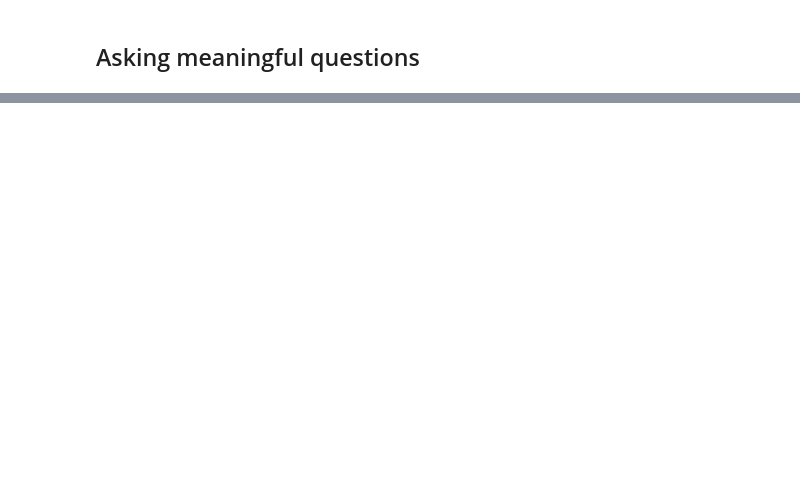
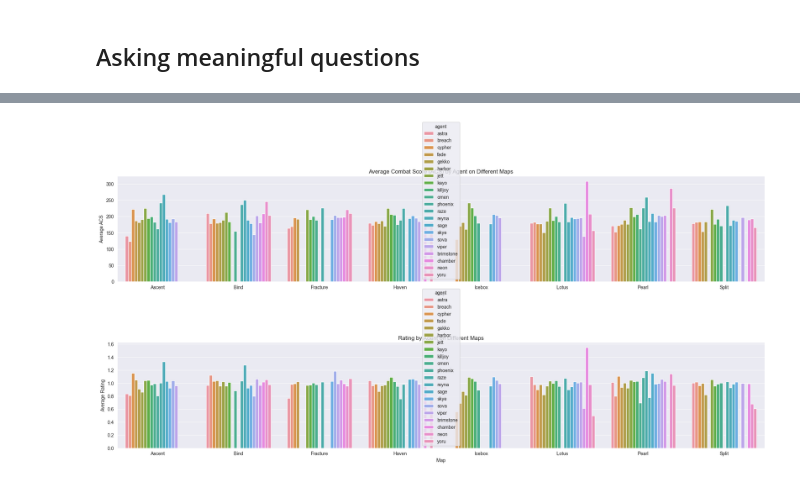
Before and after one commit to Hanaki2511/VCT-2023-Analysis, a Jupyter notebook: src/new.ipynb, the cells around one changed output, grey strips where cells are left out. Drawn from its saved outputs; the diff is of its cells as text; code cells hidden in the pictures; blank space fills up the shorter version.

Commit message:
updated question
need to update indexes

```diff
--- a/src/new.ipynb
+++ b/src/new.ipynb
@@ -419,7 +396,0 @@ Interpretation: Analyze the results to draw conclusions about the effectiveness
-# %%
-epsilon = 1e-6  # to avoid division by zero
-data['kd_ratio'] = data['kill'] / (data['death'] + epsilon)
-
-# Filter relevant columns
-data_filtered = data[['agent', 'map', 'rating', 'acs', 'kd_ratio']]
-data_filtered.head()
@@ -482,0 +419,25 @@ plt.show()
+# %%
+# Grouping data by map, agent and calculating the mean of ACS and Rating
+agent_performance = data.groupby(['map', 'agent'])[['acs', 'rating']].mean().reset_index()
+
+# Plotting the results
+plt.figure(figsize=(20, 10))
+
+# ACS Performance
+plt.subplot(2, 1, 1)
+sns.barplot(x='map', y='acs', hue='agent', data=agent_performance)
+plt.title('Average Combat Score (ACS) by Agent on Different Maps')
+plt.ylabel('Average ACS')
+plt.xlabel('Map')
+
+# Rating Performance
+plt.subplot(2, 1, 2)
+sns.barplot(x='map', y='rating', hue='agent', data=agent_performance)
+plt.title('Rating by Agent on Different Maps')
+plt.ylabel('Average Rating')
+plt.xlabel('Map')
+
+plt.tight_layout()
+plt.show()
+# %% [output]
+[figure, added]
```
Also changed, not shown: parts of 13 cells of this notebook.
